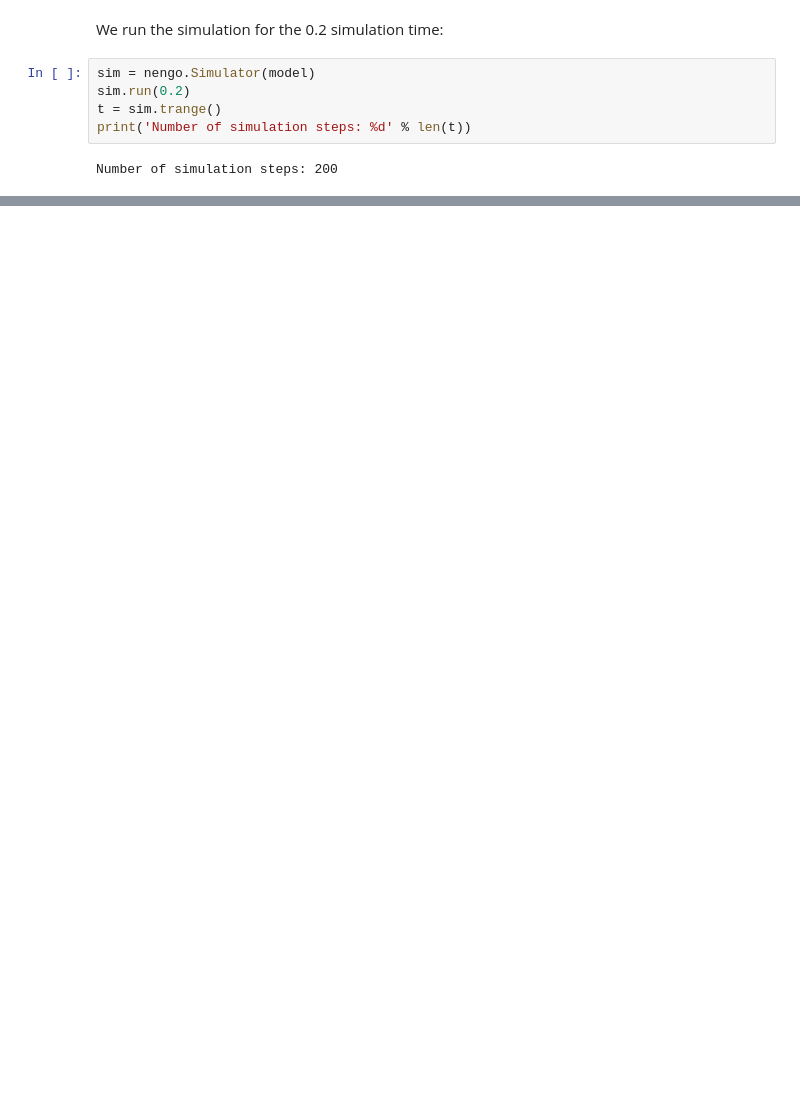
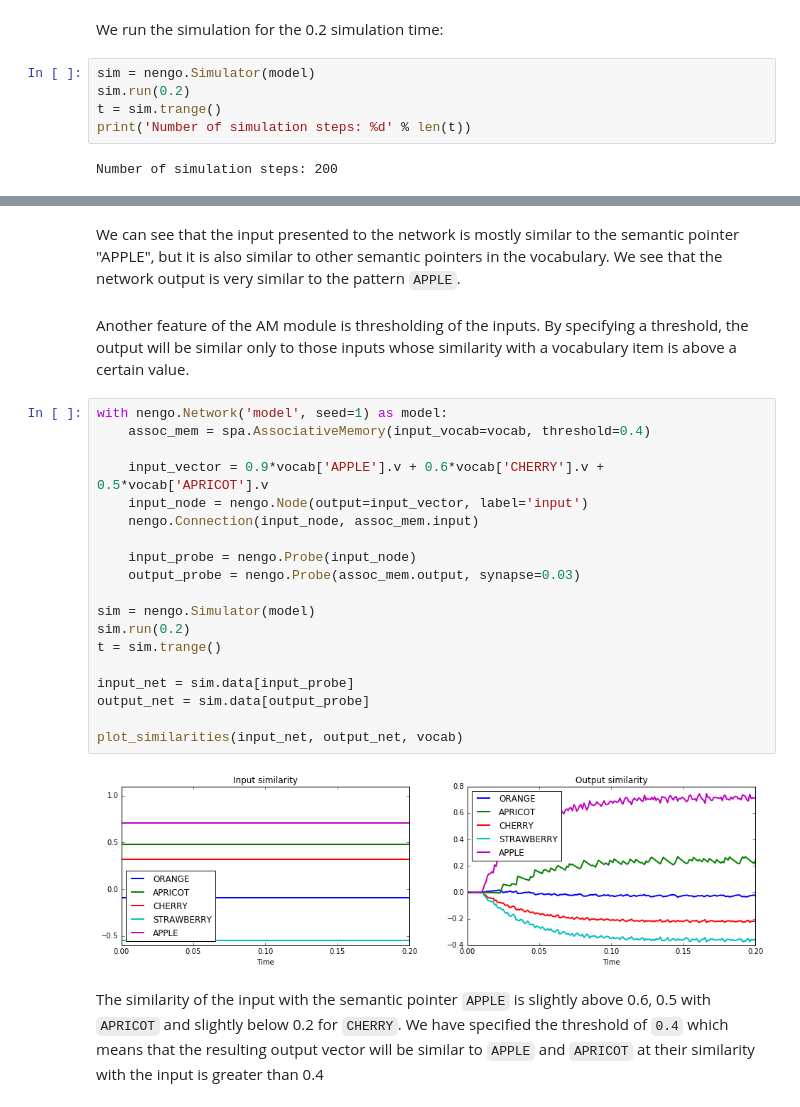
Before and after one commit to xbkong/nengo, a Jupyter notebook: examples/spa/associative_memory.ipynb, the cells around one changed output, grey strips where cells are left out. Cells and saved outputs as stored; diff of their text form; blank space fills up the shorter version.

```diff
--- a/examples/spa/associative_memory.ipynb
+++ b/examples/spa/associative_memory.ipynb
@@ -87,0 +137,28 @@ plt.legend(vocab.keys, loc='best')
+# %% [markdown]
+We can see that the input presented to the network is mostly similar to the semantic pointer "APPLE", but it is also similar to other semantic pointers in the vocabulary.
+We see that the network output is very similar to the pattern `APPLE`.
+# %% [markdown]
+Another feature of the AM module is thresholding of the inputs. By specifying a threshold, the output will be similar only to those inputs whose similarity with a vocabulary item is above a certain value.
+# %%
+with nengo.Network('model', seed=1) as model:
+    assoc_mem = spa.AssociativeMemory(input_vocab=vocab, threshold=0.4)
+
+    input_vector = 0.9*vocab['APPLE'].v + 0.6*vocab['CHERRY'].v + 0.5*vocab['APRICOT'].v
+    input_node = nengo.Node(output=input_vector, label='input')
+    nengo.Connection(input_node, assoc_mem.input)
+
+    input_probe = nengo.Probe(input_node)
+    output_probe = nengo.Probe(assoc_mem.output, synapse=0.03)
+
+sim = nengo.Simulator(model)
+sim.run(0.2)
+t = sim.trange()
+
+input_net = sim.data[input_probe]
+output_net = sim.data[output_probe]
+
+plot_similarities(input_net, output_net, vocab)
+# %% [output]
+[figure, added]
+# %% [markdown]
+The similarity of the input with the semantic pointer `APPLE` is slightly above 0.6, 0.5 with `APRICOT` and slightly below 0.2 for `CHERRY`. We have specified the threshold of `0.4` which means that the resulting output vector will be similar to `APPLE` and `APRICOT` at their similarity with the input is greater than 0.4
```
Also changed, not shown: parts of 23 cells of this notebook.
